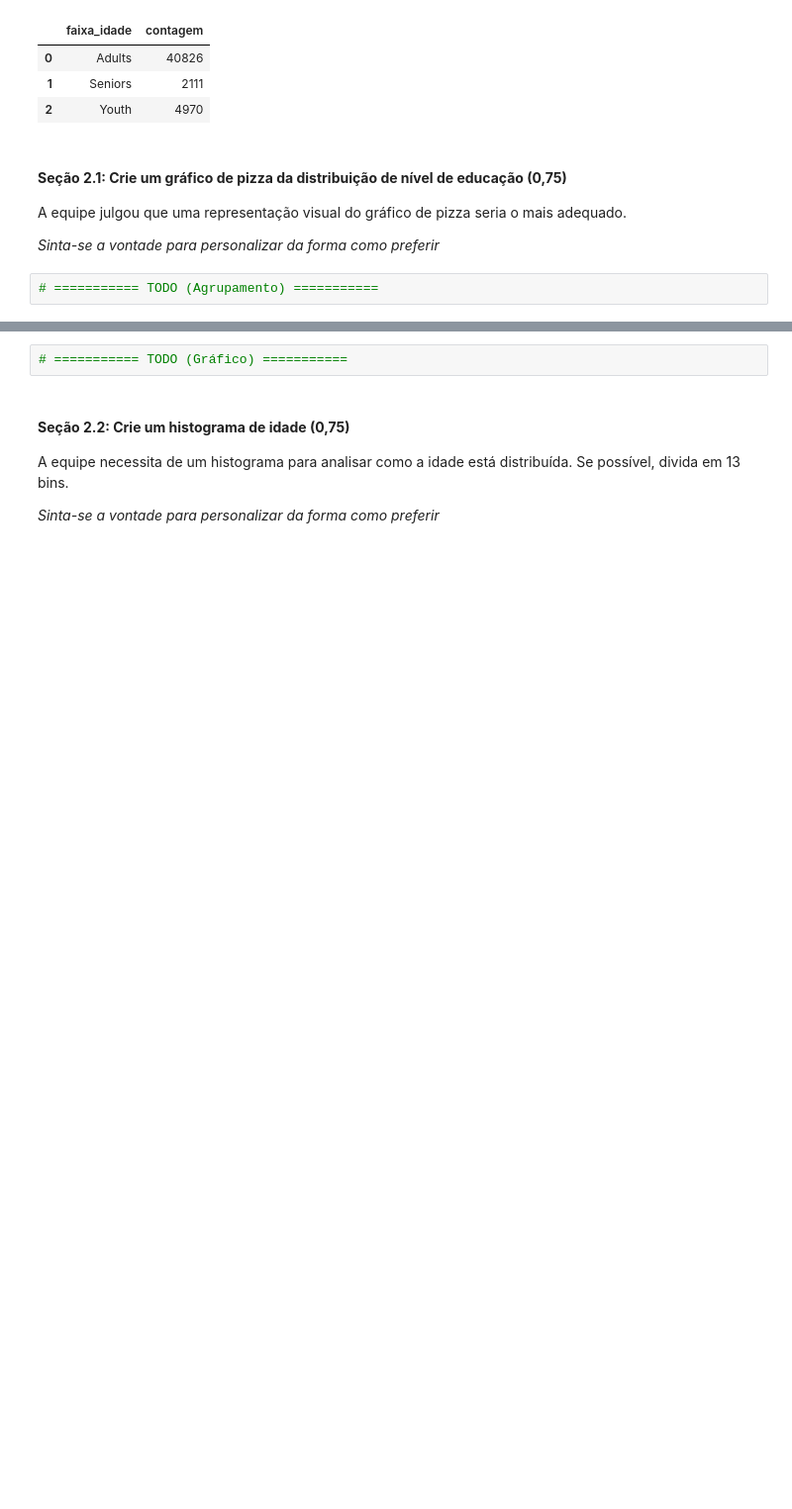
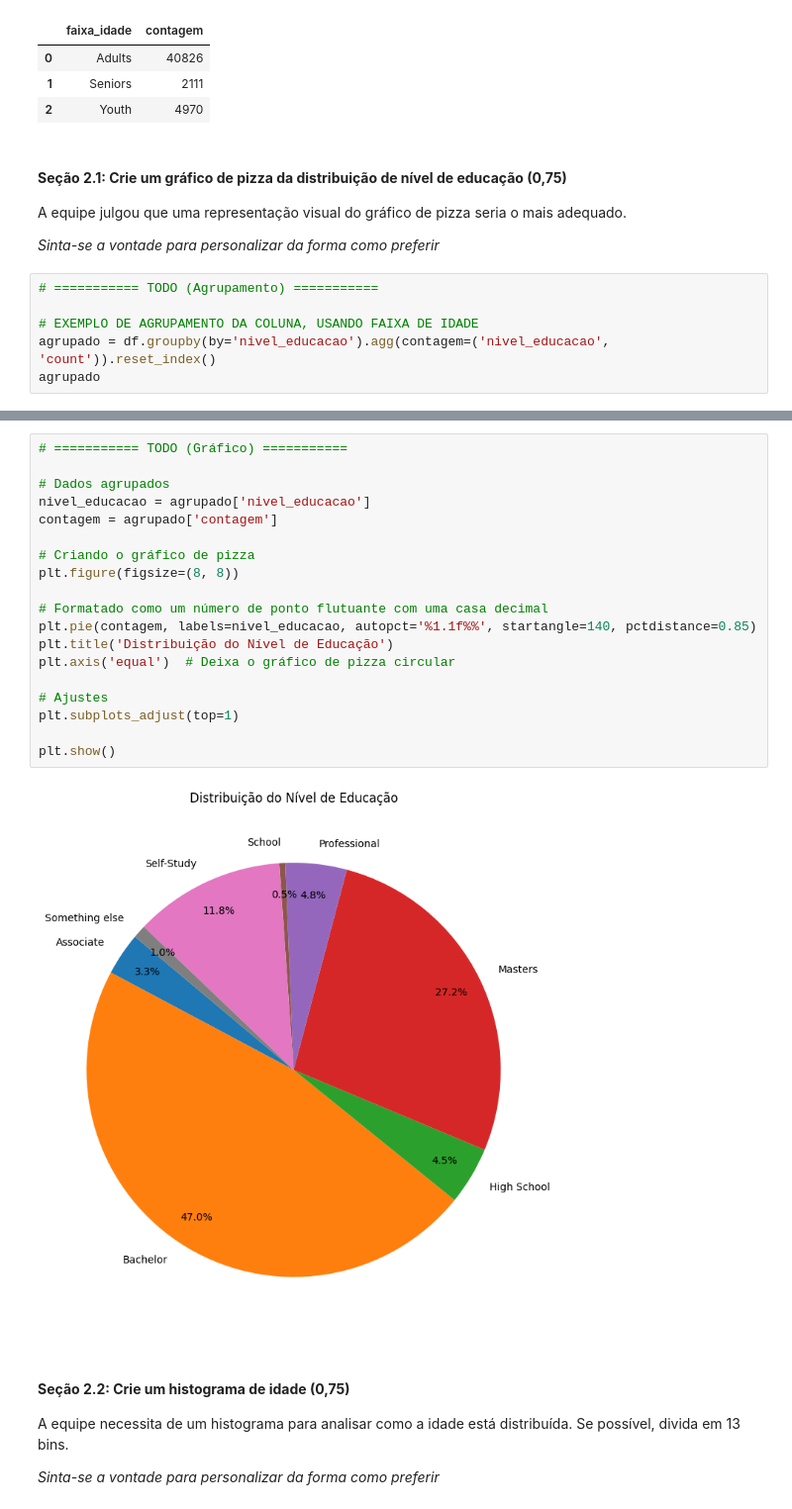
Before and after one commit to claradasneves/ps-hype-usp, a Jupyter notebook: case_notebook.ipynb, the cells around one changed output, grey strips where cells are left out. Shown: that part at 99% size. Saved outputs shown, nothing was run; the diff lists cells and outputs as text; blank space fills up the shorter version.

```diff
--- a/case_notebook.ipynb
+++ b/case_notebook.ipynb
@@ -301,3 +301,7 @@ agrupado
 <p><i>Sinta-se a vontade para personalizar da forma como preferir</i></p>
 # %%
 # =========== TODO (Agrupamento) ===========
+
+# EXEMPLO DE AGRUPAMENTO DA COLUNA, USANDO FAIXA DE IDADE
+agrupado = df.groupby(by='nivel_educacao').agg(contagem=('nivel_educacao', 'count')).reset_index()
+agrupado
@@ -304,5 +318,24 @@ agrupado
 # %%
 # =========== TODO (Gráfico) ===========
+
+# Dados agrupados
+nivel_educacao = agrupado['nivel_educacao']
+contagem = agrupado['contagem']
+
+# Criando o gráfico de pizza
+plt.figure(figsize=(8, 8))
+
+# Formatado como um número de ponto flutuante com uma casa decimal
+plt.pie(contagem, labels=nivel_educacao, autopct='%1.1f%%', startangle=140, pctdistance=0.85)
+plt.title('Distribuição do Nível de Educação')
+plt.axis('equal')  # Deixa o gráfico de pizza circular
+
+# Ajustes
+plt.subplots_adjust(top=1)
+
+plt.show()
+# %% [output]
+[figure, added]
 # %% [markdown]
 <h4><b>Seção 2.2: Crie um histograma de idade (0,75)</b></h4>
 
```
Also changed, not shown: parts of 8 cells of this notebook.
